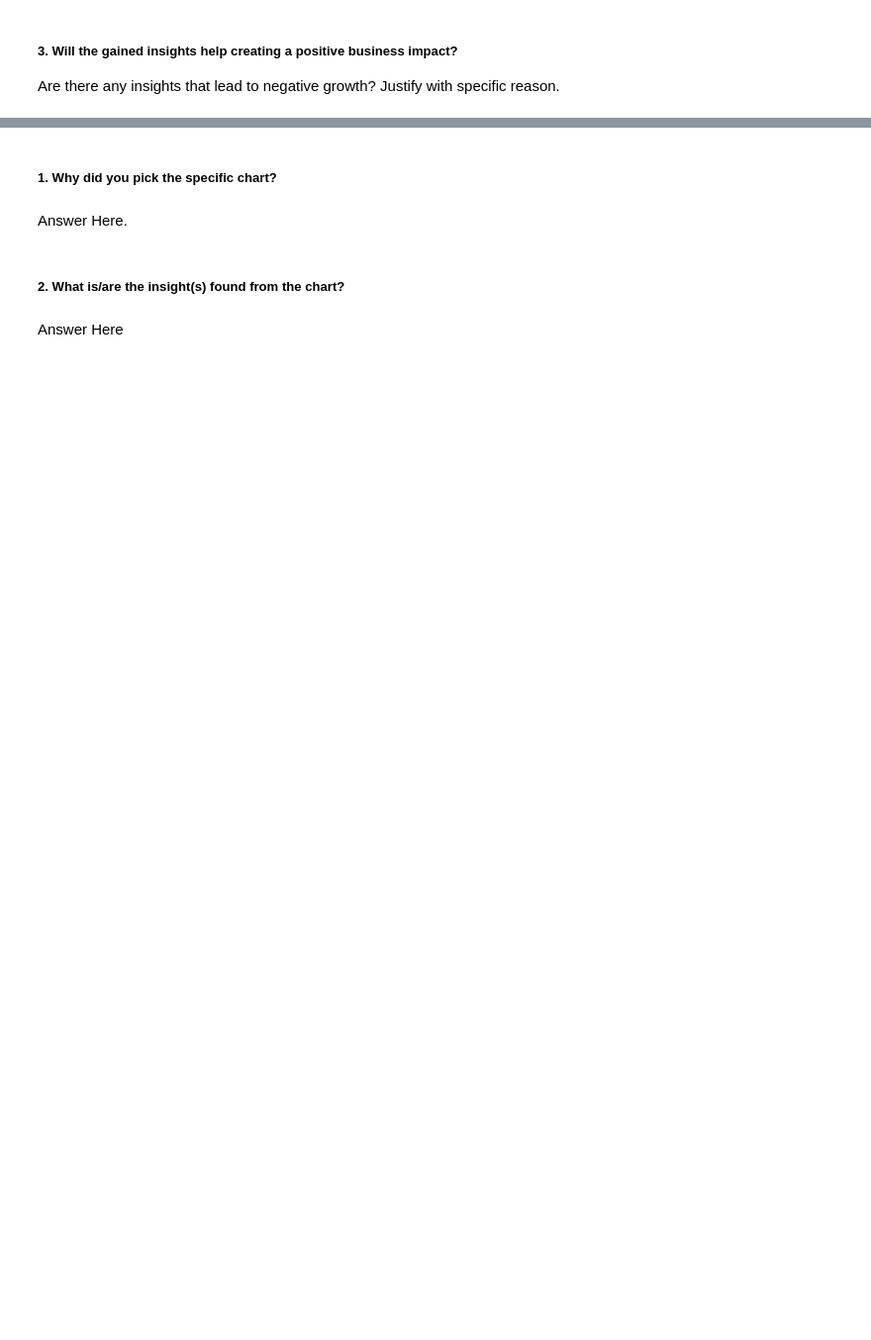
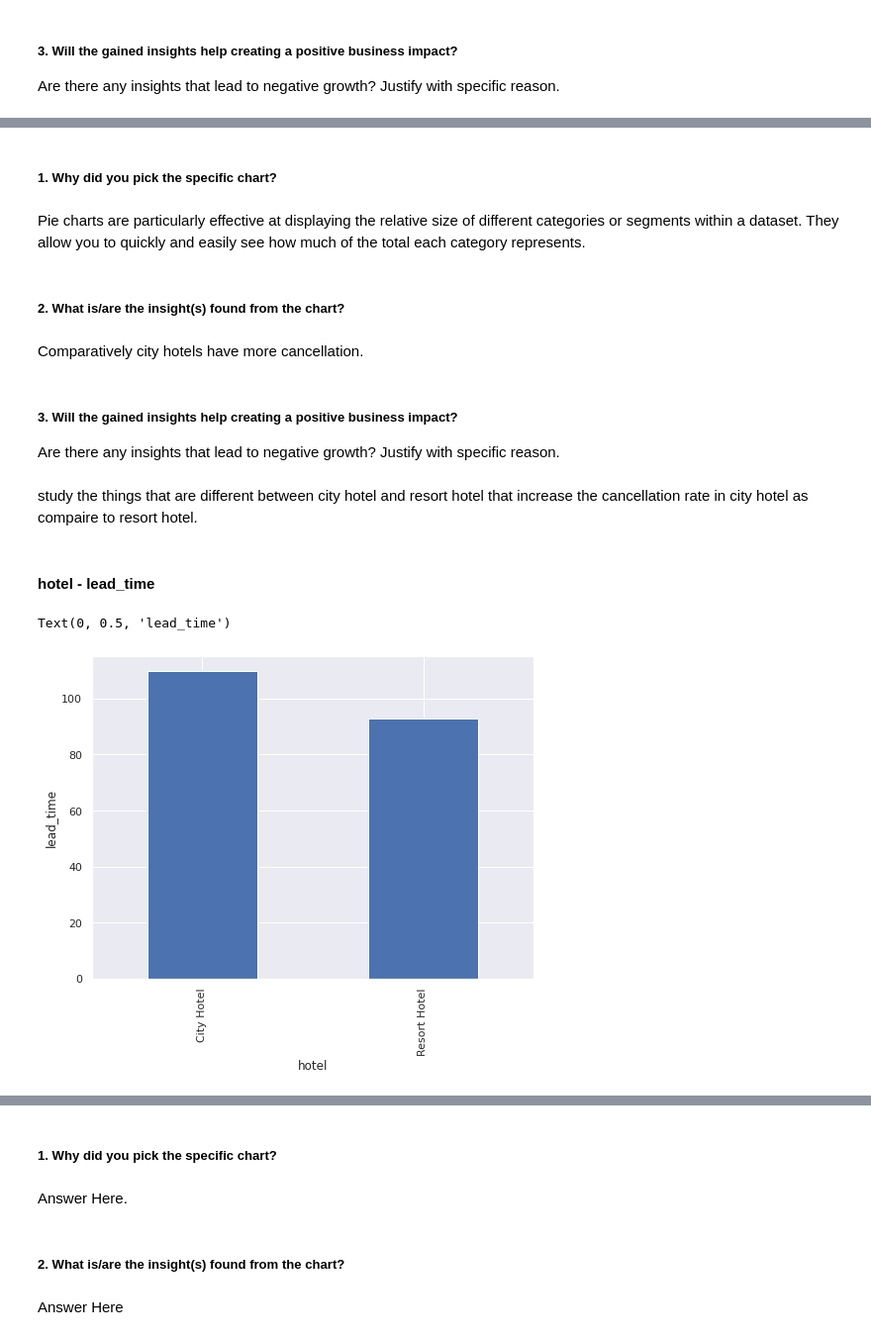
Before and after one commit to Varinder-KM/Hotel-Bookings-Analysis, a Jupyter notebook: Hotel_Bookings_Analysis.ipynb, the cells around one changed output, grey strips where cells are left out. Shown at 99% size. Drawn from its saved outputs; the diff is of its cells as text; code cells hidden in the pictures; blank space fills up the shorter version.

```diff
--- a/Hotel_Bookings_Analysis.ipynb
+++ b/Hotel_Bookings_Analysis.ipynb
@@ -292,0 +536,24 @@ Are there any insights that lead to negative growth? Justify with specific reaso
+# %% [markdown]
+##### 1. Why did you pick the specific chart?
+# %% [markdown]
+Pie charts are particularly effective at displaying the relative size of different categories or segments within a dataset. They allow you to quickly and easily see how much of the total each category represents.
+# %% [markdown]
+##### 2. What is/are the insight(s) found from the chart?
+# %% [markdown]
+Comparatively city hotels have more cancellation.
+# %% [markdown]
+##### 3. Will the gained insights help creating a positive business impact?
+Are there any insights that lead to negative growth? Justify with specific reason.
+# %% [markdown]
+study the things that are different between city hotel and resort hotel that increase the cancellation rate in city hotel as compaire to resort hotel.
+# %% [markdown]
+#### hotel - lead_time
+# %%
+# visualization code
+bv2 = dataset.groupby('hotel')['lead_time'].mean()
+fig, ax = plt.subplots(figsize=(8, 6))
+bv2.plot(kind='bar')
+ax.set_ylabel('lead_time')
+# %% [output]
+Text(0, 0.5, 'lead_time')
+[figure, added]
```
Also changed, not shown: parts of 242 cells of this notebook.
